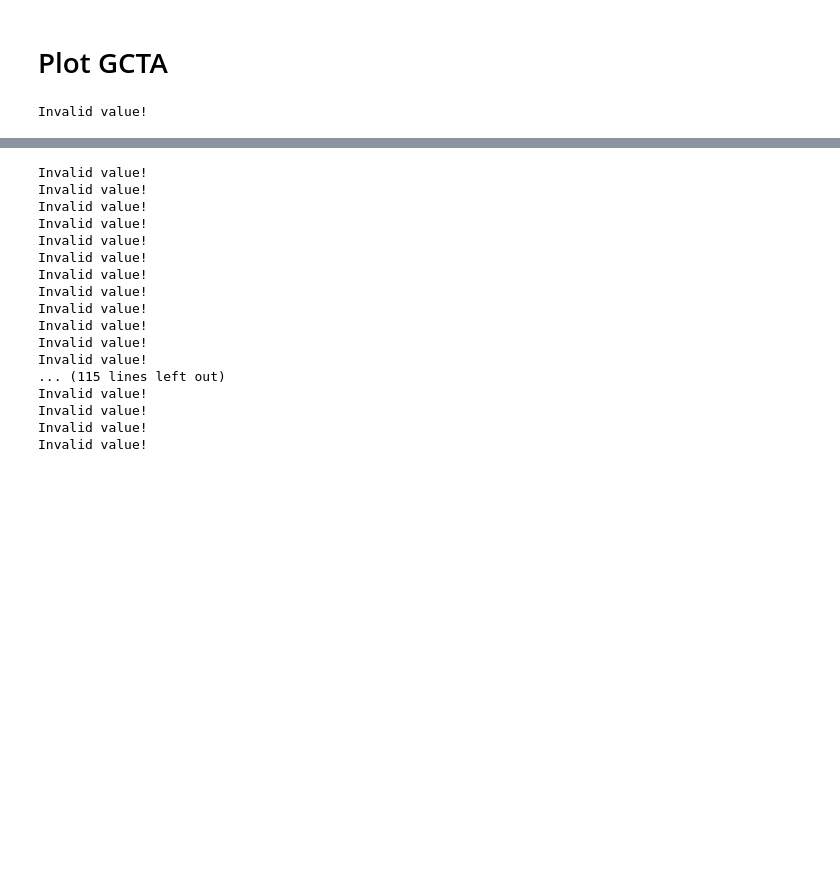
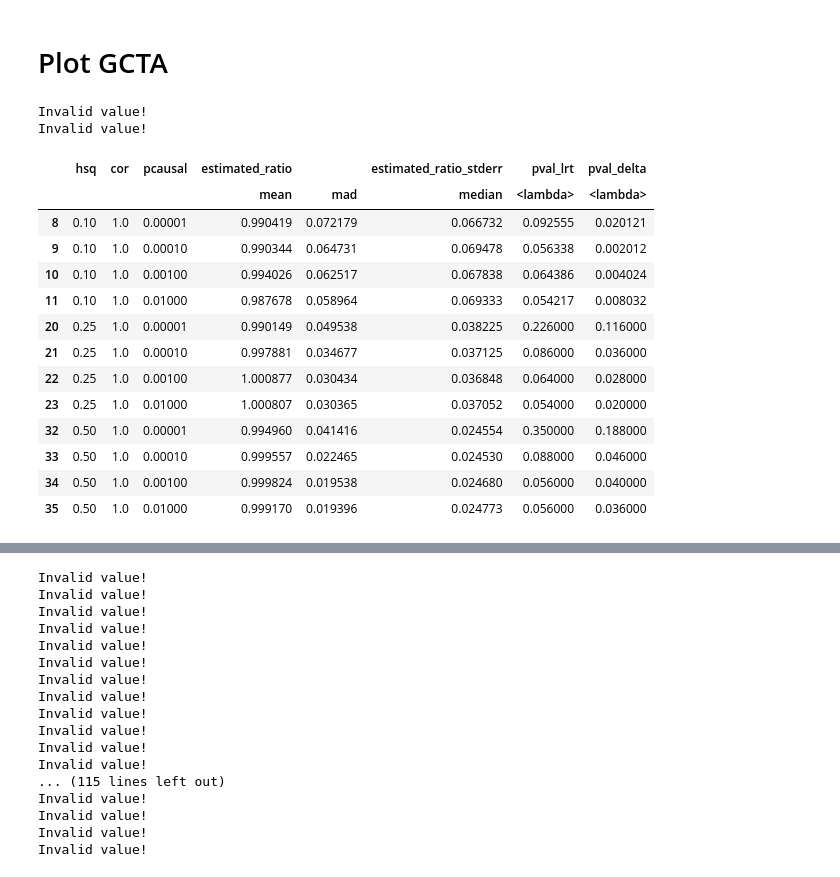
Before and after one commit to KangchengHou/admix-genet-cor, a Jupyter notebook: experiments/01-genome-wide-simulate/01-plot-simulation.ipynb, the cells around one changed output, grey strips where cells are left out. Cells and saved outputs as stored; diff of their text form; code cells hidden in the pictures; blank space fills up the shorter version.

```diff
--- a/experiments/01_genome_wide_simulate/01-plot-simulation.ipynb
+++ b/experiments/01-genome-wide-simulate/01-plot-simulation.ipynb
@@ -46,7 +41,7 @@ for hsq in [0.1, 0.25, 0.5]:
     for pcausal in [0.00001, 0.0001, 0.001, 0.01]:
         for cor in [0.9, 0.95, 1.0]:
             for hermodel in ["mafukb"]:
-                for sim_i in range(100):
+                for sim_i in range(0, 500):
                     f_name = (
                         f"out/gcta-estimate/hsq-{hsq}-pcausal-{np.format_float_positional(pcausal)}-cor-{cor}"
                         + f"-hermodel-{hermodel}.sim_{sim_i}"
@@ -101,16 +96,37 @@ df_plot = pd.DataFrame(
 )
 # %% [output]
 Invalid value!
+Invalid value!
+# %%
+# df_plot.to_csv("results/raw.csv", index=False)
+df_plot = pd.read_csv("results/raw.csv")
 # %%
 df_summary = (
     df_plot.groupby(["hsq", "cor", "pcausal"])
     .agg(
         {
             "estimated_ratio": ["mean", "std"],
-            "estimated_ratio_stderr": "mean",
+            "estimated_ratio_stderr": "median",
             "pval_lrt": lambda x: np.mean(x < 0.05),
             "pval_delta": lambda x: np.mean(x < 0.05),
         }
     )
     .reset_index()
 )
+# %%
+df_summary[df_summary.cor == 1.0]
+# %% [output]
+|  | hsq | cor | pcausal | estimated_ratio |  | estimated_ratio_stderr | pval_lrt | pval_delta |
+|  |  |  |  | mean | mad | median | <lambda> | <lambda> |
+| 8 | 0.10 | 1.0 | 0.00001 | 0.990419 | 0.072179 | 0.066732 | 0.092555 | 0.020121 |
+| 9 | 0.10 | 1.0 | 0.00010 | 0.990344 | 0.064731 | 0.069478 | 0.056338 | 0.002012 |
+| 10 | 0.10 | 1.0 | 0.00100 | 0.994026 | 0.062517 | 0.067838 | 0.064386 | 0.004024 |
+| 11 | 0.10 | 1.0 | 0.01000 | 0.987678 | 0.058964 | 0.069333 | 0.054217 | 0.008032 |
+| 20 | 0.25 | 1.0 | 0.00001 | 0.990149 | 0.049538 | 0.038225 | 0.226000 | 0.116000 |
+| 21 | 0.25 | 1.0 | 0.00010 | 0.997881 | 0.034677 | 0.037125 | 0.086000 | 0.036000 |
+| 22 | 0.25 | 1.0 | 0.00100 | 1.000877 | 0.030434 | 0.036848 | 0.064000 | 0.028000 |
+| 23 | 0.25 | 1.0 | 0.01000 | 1.000807 | 0.030365 | 0.037052 | 0.054000 | 0.020000 |
+| 32 | 0.50 | 1.0 | 0.00001 | 0.994960 | 0.041416 | 0.024554 | 0.350000 | 0.188000 |
+| 33 | 0.50 | 1.0 | 0.00010 | 0.999557 | 0.022465 | 0.024530 | 0.088000 | 0.046000 |
+| 34 | 0.50 | 1.0 | 0.00100 | 0.999824 | 0.019538 | 0.024680 | 0.056000 | 0.040000 |
+| 35 | 0.50 | 1.0 | 0.01000 | 0.999170 | 0.019396 | 0.024773 | 0.056000 | 0.036000 |
```
Also changed, not shown: parts of 8 cells of this notebook, 49 other files.
